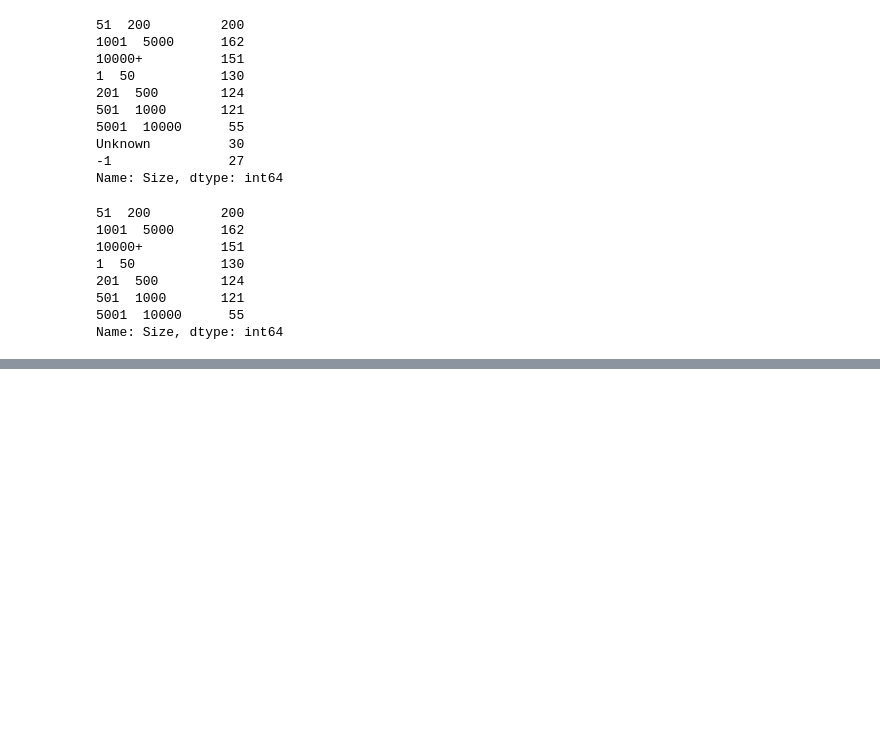
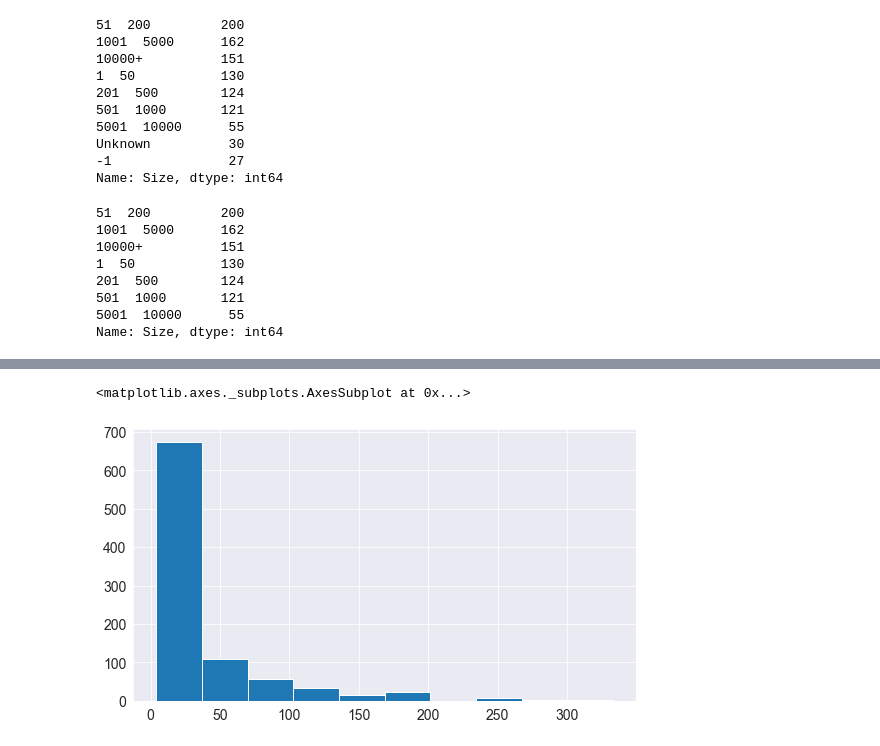
Before and after one commit to paritosh100/Glassdoor-Data-Science-Jobs-Analysis, a Jupyter notebook: Untitled.ipynb, the cells around one changed output, grey strips where cells are left out. Cells and saved outputs as stored; diff of their text form; code cells hidden in the pictures; blank space fills up the shorter version.

```diff
--- a/Untitled.ipynb
+++ b/Untitled.ipynb
@@ -338,0 +407,6 @@ f
+# %%
+#AGE
+copy_df['Company Age'].hist()
+# %% [output]
+<matplotlib.axes._subplots.AxesSubplot at 0x...>
+[figure, added]
```
Also changed, not shown: parts of 50 cells of this notebook, 1 other file.
